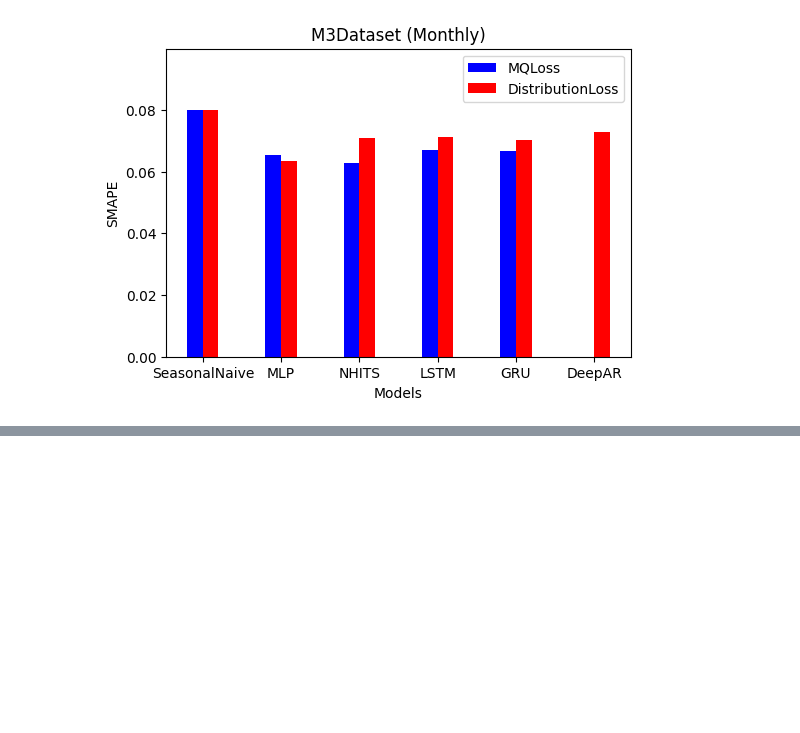
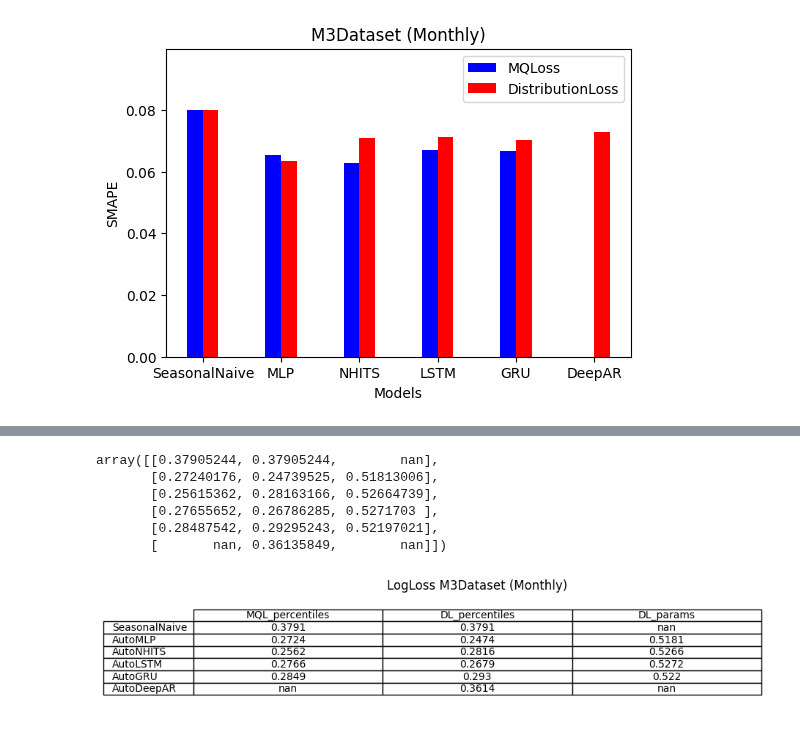
Before and after one commit to ToniCardosooo/TS-Forecast-Exceedance-Probability, a Jupyter notebook: results.ipynb, the cells around one changed output, grey strips where cells are left out. Saved outputs shown, nothing was run; the diff lists cells and outputs as text; code cells hidden in the pictures; blank space fills up the shorter version.

```diff
--- a/results.ipynb
+++ b/results.ipynb
@@ -91,3 +91,42 @@ array([[0.89377289, 0.89377289,        nan],
+# %%
+def plot_logloss(dataset_name, group):
+
+    if f"{dataset_name}_{group}_MQLoss" not in os.listdir("original_results") or f"{dataset_name}_{group}_DistributionLoss" not in os.listdir("original_results") :
+        return
+
+    MQL_percentiles = pd.read_csv(f"original_results/{dataset_name}_{group}_MQLoss/auc_logloss_percentiles_{dataset_name}_{group}_MQLoss.csv")
+    DL_percentiles = pd.read_csv(f"original_results/{dataset_name}_{group}_DistributionLoss/auc_logloss_percentiles_{dataset_name}_{group}_DistributionLoss.csv")
+    DL_params = pd.read_csv(f"original_results/{dataset_name}_{group}_DistributionLoss/auc_logloss_params_{dataset_name}_{group}_DistributionLoss.csv")
+
+    matrix = {}
+    for df_name, df in [('MQL_percentiles', MQL_percentiles), ("DL_percentiles", DL_percentiles), ("DL_params", DL_params)]:
+        auc_means = {}
+        for model in ['SeasonalNaive', 'AutoMLP', 'AutoNHITS', 'AutoLSTM', 'AutoGRU', 'AutoDeepAR']:
+            auc = df[df['Model_Percentile'].isin([model+'_90', model+'_95', model+'_99'])]['LogLoss'].mean()
+            auc_means[model] = auc
+        matrix[df_name] = auc_means
+
+    auc_df = pd.DataFrame(matrix)
+
+    fig, ax = plt.subplots(figsize=(10, 2))  # Set figure size
+    ax.axis('tight')
+    ax.axis('off')
+
+    table = ax.table(cellText=auc_df.round(4).values, colLabels=auc_df.columns, rowLabels=auc_df.index, cellLoc='center', loc='center')
+    plt.title(f'LogLoss {dataset_name} ({group})')
+    plt.savefig(f"plots/logloss/logloss_{dataset_name}_{group}.png")
+
+    return auc_df.values
+
+plot_logloss("M3Dataset", "Monthly")
+# %% [output]
+array([[0.37905244, 0.37905244,        nan],
+       [0.27240176, 0.24739525, 0.51813006],
+       [0.25615362, 0.28163166, 0.52664739],
+       [0.27655652, 0.26786285, 0.5271703 ],
+       [0.28487542, 0.29295243, 0.52197021],
+       [       nan, 0.36135849,        nan]])
+[figure, added]
 # %%
 from codebase.load_data.m3 import M3Dataset
 from codebase.load_data.tourism import TourismDataset
```
Also changed, not shown: parts of 5 cells of this notebook, 25 other files.
